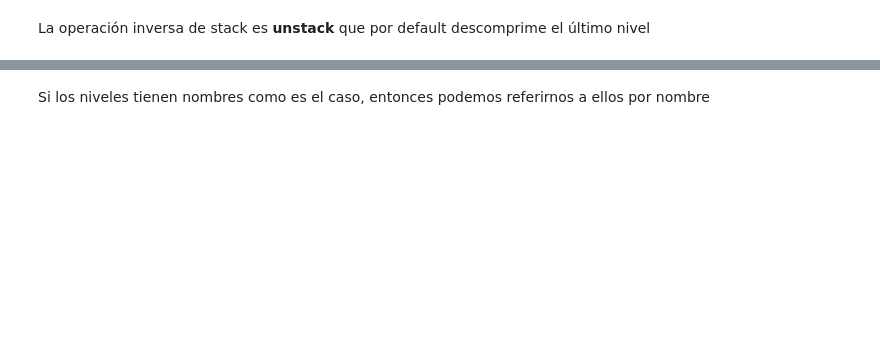
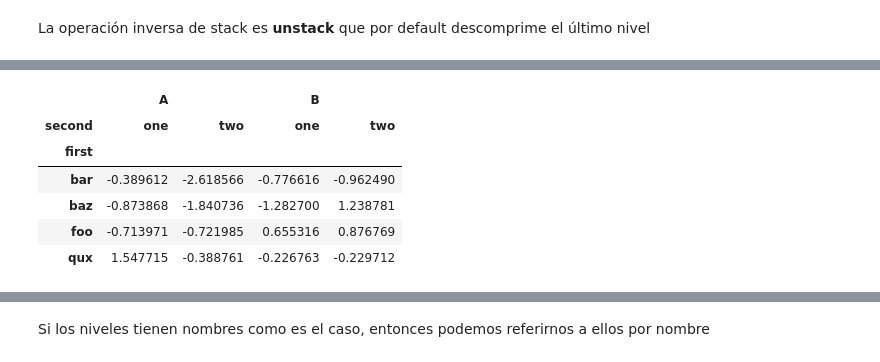
Before and after one commit to mrcastaneda/Data_Analyst_Oct2017, a Jupyter notebook: Notebooks/Clase5/Pandas_PivotTables-Reshaping.ipynb, the cells around one changed output, grey strips where cells are left out. Cells and saved outputs as stored; diff of their text form; code cells hidden in the pictures; blank space fills up the shorter version.

```diff
--- a/Notebooks/Clase5/Pandas_PivotTables-Reshaping.ipynb
+++ b/Notebooks/Clase5/Pandas_PivotTables-Reshaping.ipynb
@@ -160,3 +162,13 @@ stacked.unstack()
+# %%
+stacked.unstack().unstack()
+# %% [output]
+|  | A |  | B |  |
+| second | one | two | one | two |
+| first |  |  |  |  |
+| bar | -0.389612 | -2.618566 | -0.776616 | -0.962490 |
+| baz | -0.873868 | -1.840736 | -1.282700 | 1.238781 |
+| foo | -0.713971 | -0.721985 | 0.655316 | 0.876769 |
+| qux | 1.547715 | -0.388761 | -0.226763 | -0.229712 |
 # %%
 stacked.unstack(0)
 # %% [output]
```
Also changed, not shown: parts of 37 cells of this notebook, 5 other files.
